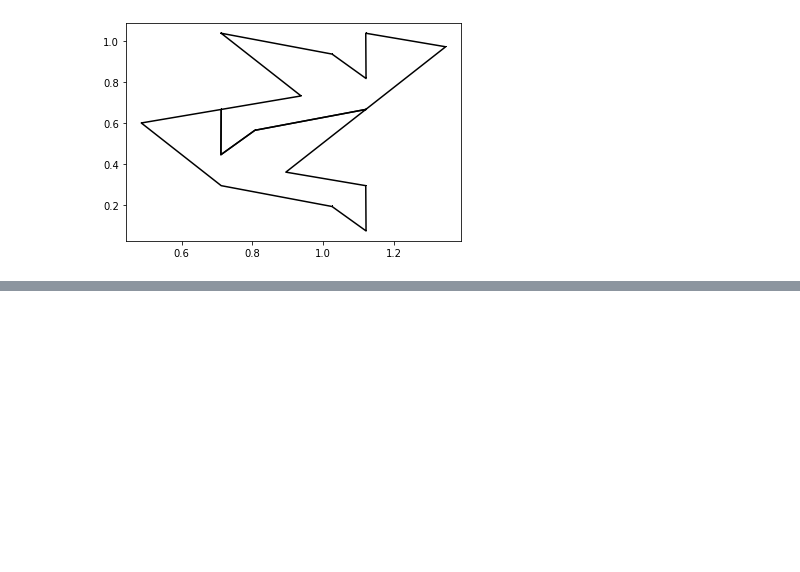
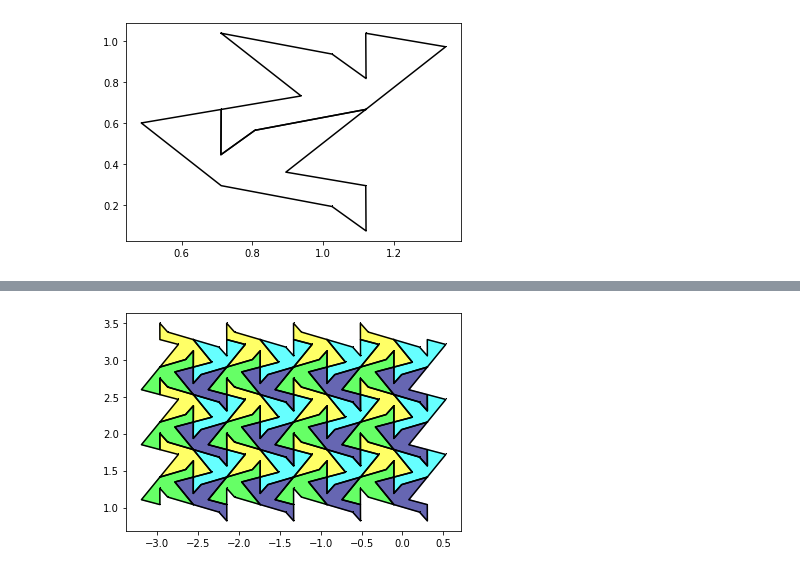
Before and after one commit to qherm/math425-final-project, a Jupyter notebook: Problem 1.ipynb, the cells around one changed output, grey strips where cells are left out. Drawn from its saved outputs; the diff is of its cells as text; code cells hidden in the pictures; blank space fills up the shorter version.

```diff
--- a/Problem 1.ipynb
+++ b/Problem 1.ipynb
@@ -19,9 +19,8 @@ def reflect_line(a,b,c):
 # %%
-def printMatrix(a):
-    cm = sns.light_palette("blue", as_cmap=True)
-    x=pd.DataFrame(a)
-    x=x.style.background_gradient(cmap=cm)
-    display(x)
+def printMatrix(a,custom_color):
+    #plt.xlim(0,1.5)
+    plt.plot(a[0],a[1], 'k-,')
+    plt.fill(a[0], a[1], color=custom_color, alpha=0.6)
 # %%
 """Original coordinates
 (0.3036, 0.1960), (0.6168, 0.2977), (0.7128,
@@ -133,0 +200,7 @@ plt.plot(A4[0],A4[1], 'k-,')
+# %%
+
+    for i in range(1,5):
+        for j in range(1,4):
+            plot_bird_cell(-.8168*i,.7441,j)
+# %% [output]
+[figure, added]
```
Also changed, not shown: parts of 11 cells of this notebook.
